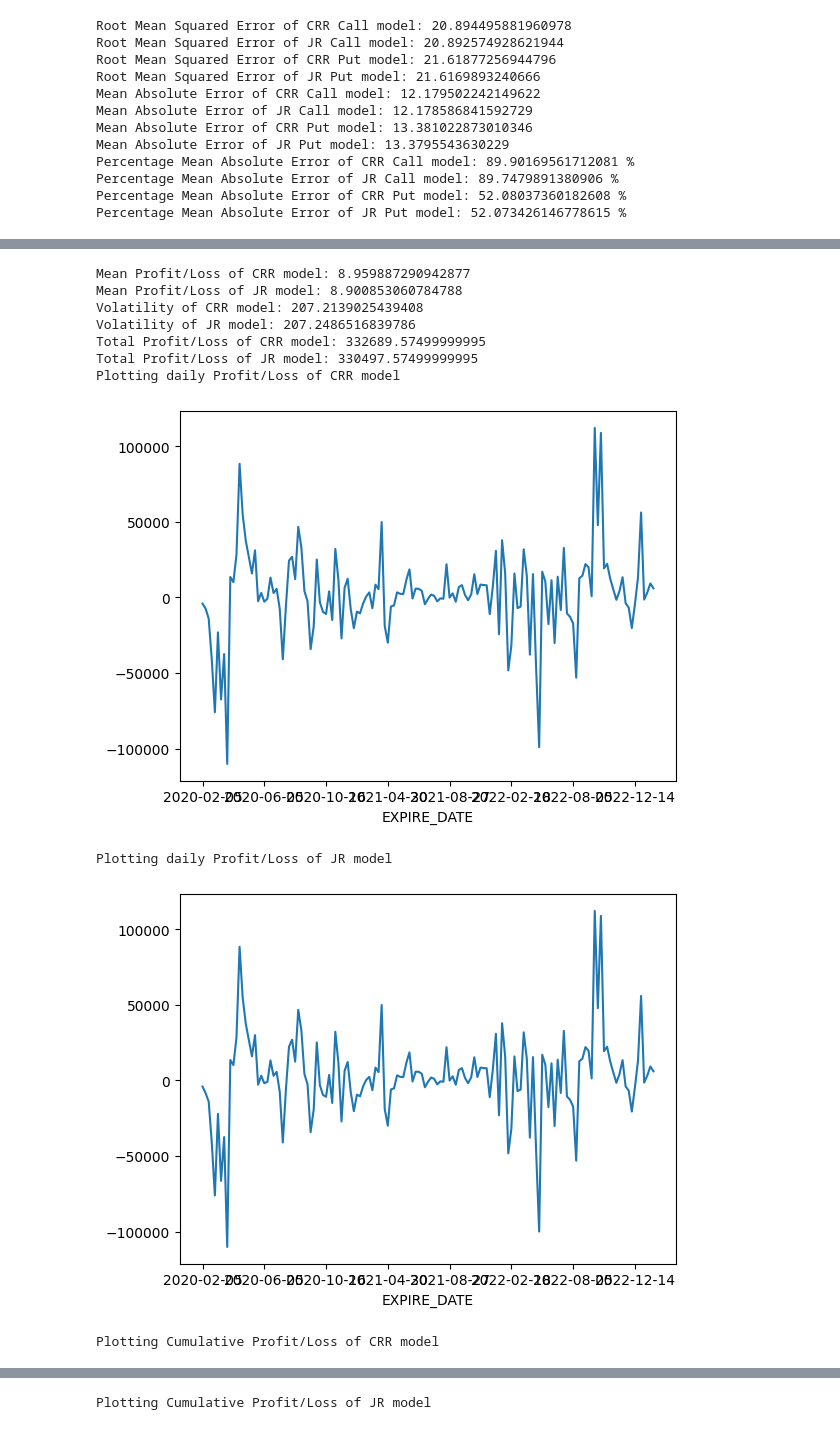
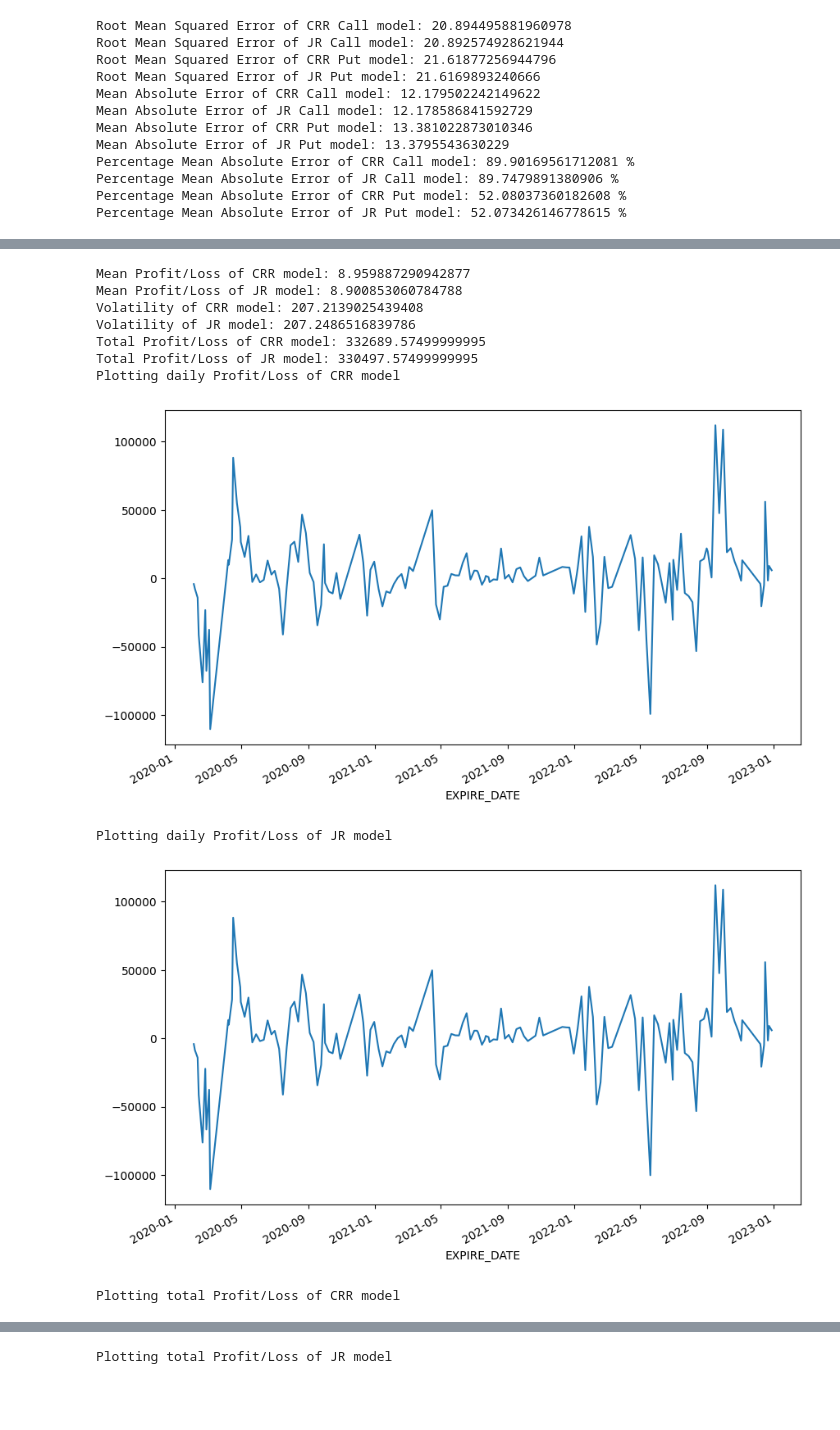
Before and after one commit to juanjaho/QF101-SPY-SPX-Option-Pricing, a Jupyter notebook: Analytics/main_spx.ipynb, the cells around one changed output, grey strips where cells are left out. Drawn from its saved outputs; the diff is of its cells as text; code cells hidden in the pictures; blank space fills up the shorter version.

```diff
--- a/Analytics/main_spx.ipynb
+++ b/Analytics/main_spx.ipynb
@@ -4,6 +4,8 @@ import numpy as np
 from tqdm import tqdm_notebook as tqdm
 tqdm().pandas()
 import matplotlib.pyplot as plt
+import matplotlib.ticker as mtick
+plt.rcParams['figure.figsize'] = [10, 6]
 import os
 
 #ignore warnings
@@ -162,6 +164,8 @@ df_model_input.to_csv('./data/df_model_output_spx.csv')
 
 # load the dataframe from csv
 df_model_input = pd.read_csv('./data/df_model_output_spx.csv', index_col=0)
+df_model_input['QUOTE_DATE'] = pd.to_datetime(df_model_input['QUOTE_DATE'])
+df_model_input['EXPIRE_DATE'] = pd.to_datetime(df_model_input['EXPIRE_DATE'])
 # %%
 df_eval = df_model_input[['QUOTE_DATE',
                           'binomial_model_crr_call', 'binomial_model_jr_call','C_BID','C_ASK',
@@ -224,6 +226,5 @@ df_input = df_model_input[['QUOTE_DATE', 'EXPIRE_DATE',
 df_input['C_PRICE'] = (df_input['C_BID'] + df_input['C_ASK'])/2
 df_input['P_PRICE'] = (df_input['P_BID'] + df_input['P_ASK'])/2
 df_input.drop(['C_BID','C_ASK', 'P_BID','P_ASK',], axis=1, inplace=True)
-df_input = df_input.set_index('QUOTE_DATE')
-df_input.tail()
+df_input.head()
 # %% [output]
@@ -240,7 +240,7 @@ df_price = df_price.drop_duplicates()
 df_price = df_price.set_index('QUOTE_DATE')
 
 # remove rows where expiry date is greater max quote date
-df_input = df_input[df_input['EXPIRE_DATE'] <= df_input.index.max()]
+df_input = df_input[df_input['EXPIRE_DATE'] <= df_price.index.max()]
 df_input['UNDERLYING_PRICE_EXPIRE'] = df_input['EXPIRE_DATE'].progress_apply(
     lambda x: df_price.loc[x]['UNDERLYING_LAST'] if x in df_price.index
     else df_price.loc[df_price.index[df_price.index.get_loc(x, method='bfill')]]['UNDERLYING_LAST'])
@@ -260,35 +260,38 @@ df_binomial_model_jr = calculate_profit(df_binomial_model_jr, long_call=True, sh
 # %%
 print('Mean Profit/Loss of CRR model:',np.mean(df_binomial_model_crr['PROFIT_LOSS']))
 print('Mean Profit/Loss of JR model:',np.mean(df_binomial_model_jr['PROFIT_LOSS']))
 print('Volatility of CRR model:',np.std(df_binomial_model_crr['PROFIT_LOSS']))
 print('Volatility of JR model:',np.std(df_binomial_model_jr['PROFIT_LOSS']))
 print('Total Profit/Loss of CRR model:',np.sum(df_binomial_model_crr['PROFIT_LOSS']))
 print('Total Profit/Loss of JR model:',np.sum(df_binomial_model_jr['PROFIT_LOSS']))
+
+df_total_profit_loss_crr = df_binomial_model_crr['PROFIT_LOSS'].sum()
+df_total_profit_loss_jr = df_binomial_model_jr['PROFIT_LOSS'].sum()
 
 print('Plotting daily Profit/Loss of CRR model')
 df_binomial_model_crr.groupby('EXPIRE_DATE')['PROFIT_LOSS'].sum().plot()
 plt.show()
 
 print('Plotting daily Profit/Loss of JR model')
 df_binomial_model_jr.groupby('EXPIRE_DATE')['PROFIT_LOSS'].sum().plot()
 plt.show()
 
-print('Plotting Cumulative Profit/Loss of CRR model')
+print('Plotting total Profit/Loss of CRR model')
 df_binomial_model_crr.groupby('EXPIRE_DATE')['PROFIT_LOSS'].sum().cumsum().plot()
 plt.show()
 
-print('Plotting Cumulative Profit/Loss of JR model')
+print('Plotting total Profit/Loss of JR model')
 df_binomial_model_jr.groupby('EXPIRE_DATE')['PROFIT_LOSS'].sum().cumsum().plot()
 plt.show()
 # %% [output]
 Mean Profit/Loss of CRR model: 8.959887290942877
 Mean Profit/Loss of JR model: 8.900853060784788
 Volatility of CRR model: 207.2139025439408
 Volatility of JR model: 207.2486516839786
 Total Profit/Loss of CRR model: 332689.57499999995
 Total Profit/Loss of JR model: 330497.57499999995
 Plotting daily Profit/Loss of CRR model
-[figure, old version]
+[figure, new version]
 Plotting daily Profit/Loss of JR model
-[figure, old version]
+[figure, new version]
-Plotting Cumulative Profit/Loss of CRR model
+Plotting total Profit/Loss of CRR model
@@ -296 +299 @@ Plotting Cumulative Profit/Loss of CRR model
-Plotting Cumulative Profit/Loss of JR model
+Plotting total Profit/Loss of JR model
```
Also changed, not shown: parts of 6 cells of this notebook, 2 other files.
